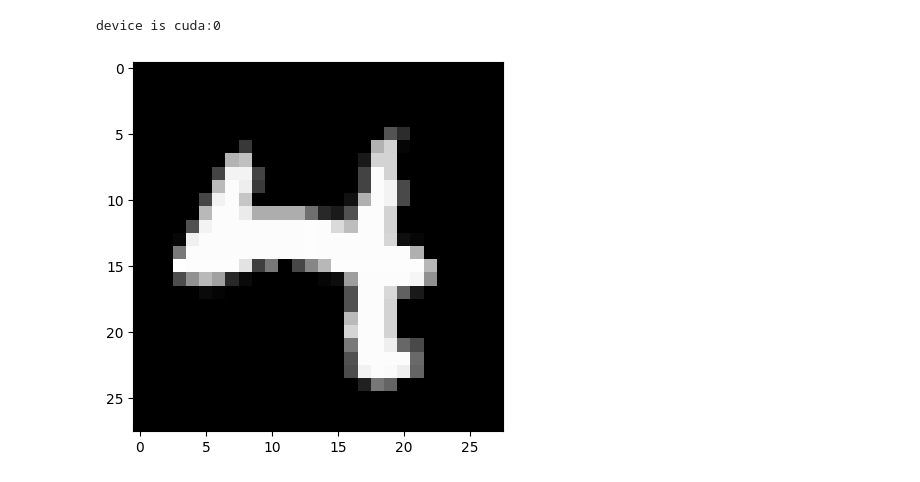
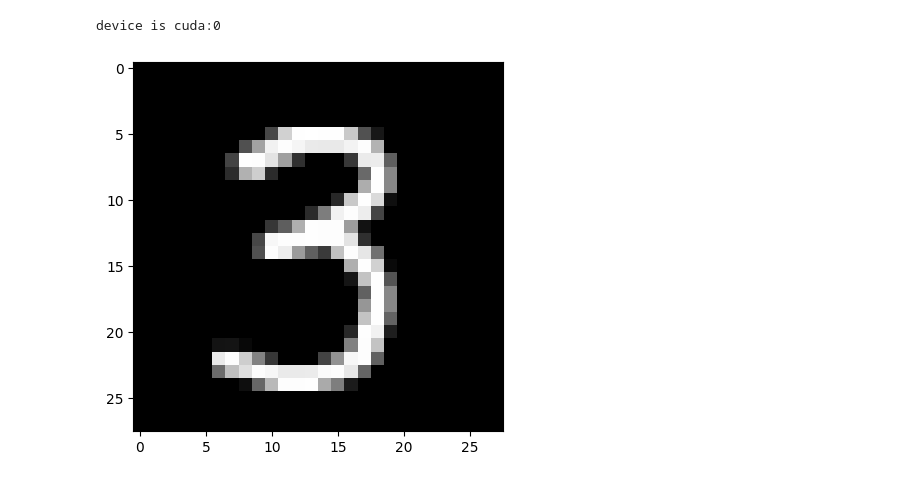
Before and after one commit to EkteMedium/Lab0_D7047E, a Jupyter notebook: Lab2/GAN2.ipynb, the cells around one changed output. Saved outputs shown, nothing was run; the diff lists cells and outputs as text; code cells hidden in the pictures.

```diff
--- a/Lab2/GAN2.ipynb
+++ b/Lab2/GAN2.ipynb
@@ -74,31 +77,36 @@ class Discriminator_loss(nn.Module):
 # %%
 # Define the mini-batch size
 batch_size = 100
 
 # Download the dataset and create the dataloaders
 mnist_train = datasets.MNIST("./", train=True, download=True, transform=transforms.ToTensor())
 mnist_test = datasets.MNIST("./", train=False, download=True, transform=transforms.ToTensor())
 
+dataset = datasets.MNIST(root='./', transform=transforms.ToTensor())
+#idx = dataset.train_labels==5
+#dataset.targets = dataset.train_labels[idx]
+#dataset.data = dataset.train_data[idx]
+
 # Dataset is split 8:2
 train_size = int(0.8 * len(mnist_train))
 val_size = len(mnist_train) - train_size
 mnist_train, mnist_val = random_split(mnist_train, [train_size, val_size])
 
-train_loader = torch.utils.data.DataLoader(mnist_train, batch_size=batch_size, shuffle=False)
+train_loader = torch.utils.data.DataLoader(dataset, batch_size=batch_size, shuffle=True)
 test_loader = torch.utils.data.DataLoader(mnist_test, batch_size=batch_size, shuffle=False)
 val_loader = torch.utils.data.DataLoader(mnist_val, batch_size=batch_size, shuffle=False)
 
 to_onehot = nn.Embedding(10, 10)
 to_onehot.weight.data = torch.eye(10)
 
 def plot_digit(data):
     data = data.view(28, 28)
     plt.imshow(data, cmap="gray")
 
     plt.show()
 
 images, labels = next(iter(train_loader))
 plot_digit(images[0])
 # %% [output]
-[figure, old version]
+[figure, new version]
 # %%
```
Also changed, not shown: parts of 4 cells of this notebook, 18 other files.
